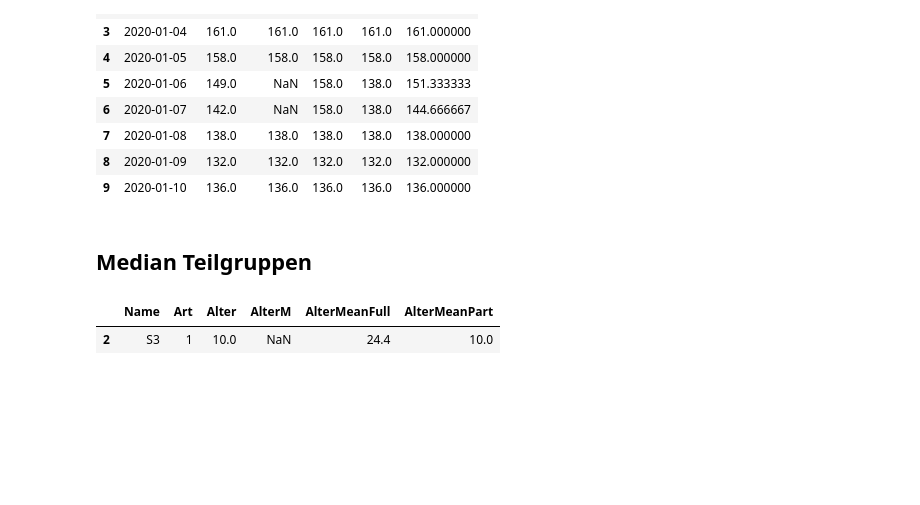
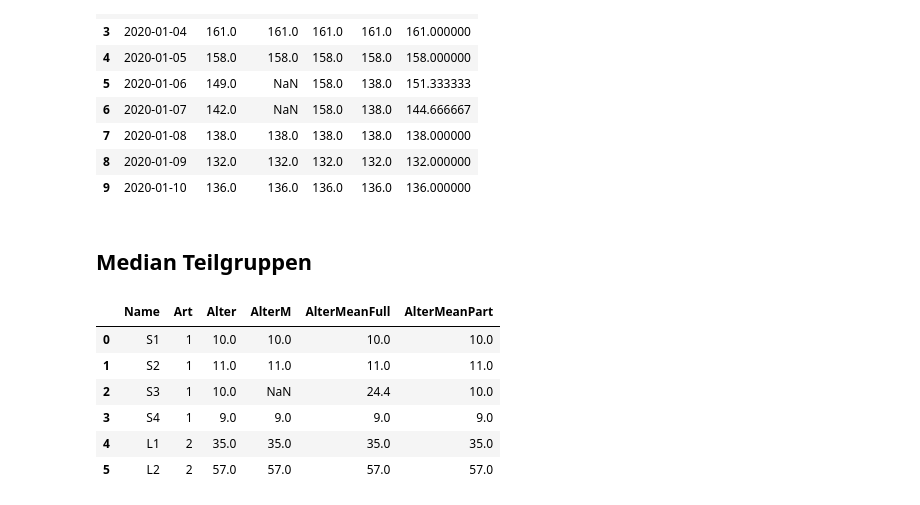
Before and after one commit to VolkmarR/DSIA, a Jupyter notebook: E2-Datenfehler/1-FehlendeWerte.ipynb, the cells around one changed output. Cells and saved outputs as stored; diff of their text form; code cells hidden in the pictures; blank space fills up the shorter version.

```diff
--- a/E2-Datenfehler/1-FehlendeWerte.ipynb
+++ b/E2-Datenfehler/1-FehlendeWerte.ipynb
@@ -8,4 +12,16 @@ import numpy as np
 # %%
+def dfAddMissing(df, columns, percent):
+    dfm = pd.DataFrame()
+    for col in columns:
+        dfm[col] = df[col]
+
+    dfm = dfm.mask(np.random.random(dfm.shape) < percent / 100)
+
+    for col in columns:
+        df[col+"_missing"] = dfm[col]
+
+    return df
+
 def dfTimeSeries():
     df = pd.DataFrame(
         { "Datum":  pd.date_range(start='1-1-2020', periods=10, freq="1D"),
@@ -27,9 +43,17 @@ def dfStetigDiskret():
     return df
 
 def dfPersonen():
-    df = pd.DataFrame({"Name":["S1", "S2", "S3", "S4", "L1", "L2"], "Art": [1, 1, 1, 1, 2, 2], "Alter": [10.0, 11, 10, 9, 35, 57]})
+    df = pd.DataFrame({"Name":["S1", "S2", "S3", "S4", "L1", "L2"], "Art": [1, 1, 1, 1, 2, 2], "Alter": [10.0, 11, 10, 9, 35, 57], "Note": [2.0,3,1,2,0,0]})
     df["AlterM"] = df["Alter"]
+    df["NoteM"] = df["Note"]
     df.at[2, "AlterM"] = np.NaN
+    df.at[1, "NoteM"] = np.NaN
+    df.at[3, "NoteM"] = np.NaN
     return df
+
+def dfCaliforniaHousing(percent = 5):
+    data = fetch_california_housing()
+    df = pd.DataFrame(data.data, columns=data.feature_names)
+    return dfAddMissing(df, ["MedInc" , "Population", "AveOccup"],  percent)
 # %% [markdown]
 ## Analyse
@@ -138,17 +225,20 @@ df
 # %%
 df = dfPersonen()
 df["AlterMeanFull"] = df["AlterM"].fillna(df["AlterM"].mean())
+
 df["AlterMeanPart"] = df["AlterM"]
+# for art in df["Art"].unique():
+#     df.loc[df["Art"] == art & df["AlterMeanPart"].isnull(), "AlterMeanPart"] = df[df["Art"] == art]["AlterMeanPart"].mean()
 
-for art in df["Art"].unique():
-    dfArt = df["Art"] == art
-    dfArtNaN = dfArt & df["AlterMeanPart"].isnull()
+df["AlterMeanPart"] = df["AlterM"].fillna(df.groupby('Art')['AlterM'].transform("mean"))
 
-    median = df[dfArt]["AlterMeanPart"].median()
-    df.loc[dfArtNaN, "AlterMeanPart"] = median
-
-# df
-df[df["AlterM"].isnull()]
+# df[df["AlterM"].isnull()]
+df
 # %% [output]
 |  | Name | Art | Alter | AlterM | AlterMeanFull | AlterMeanPart |
+| 0 | S1 | 1 | 10.0 | 10.0 | 10.0 | 10.0 |
+| 1 | S2 | 1 | 11.0 | 11.0 | 11.0 | 11.0 |
 | 2 | S3 | 1 | 10.0 | NaN | 24.4 | 10.0 |
+| 3 | S4 | 1 | 9.0 | 9.0 | 9.0 | 9.0 |
+| 4 | L1 | 2 | 35.0 | 35.0 | 35.0 | 35.0 |
+| 5 | L2 | 2 | 57.0 | 57.0 | 57.0 | 57.0 |
```
Also changed, not shown: parts of 10 cells of this notebook.
